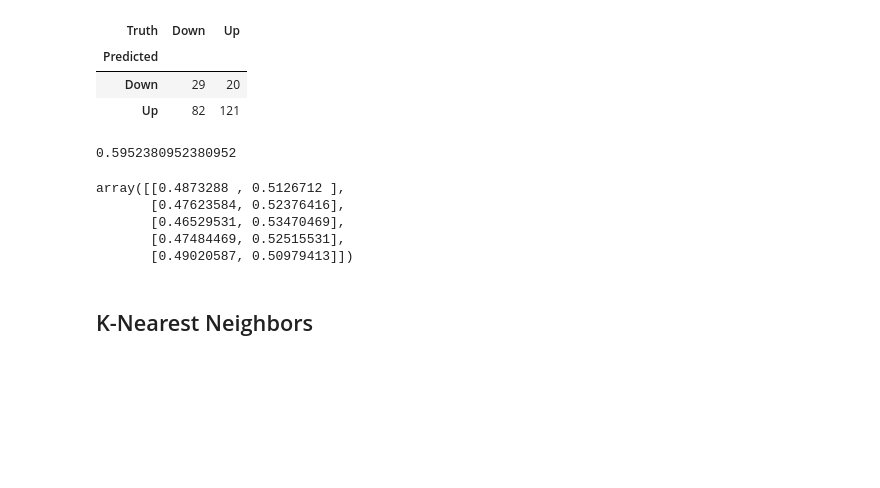
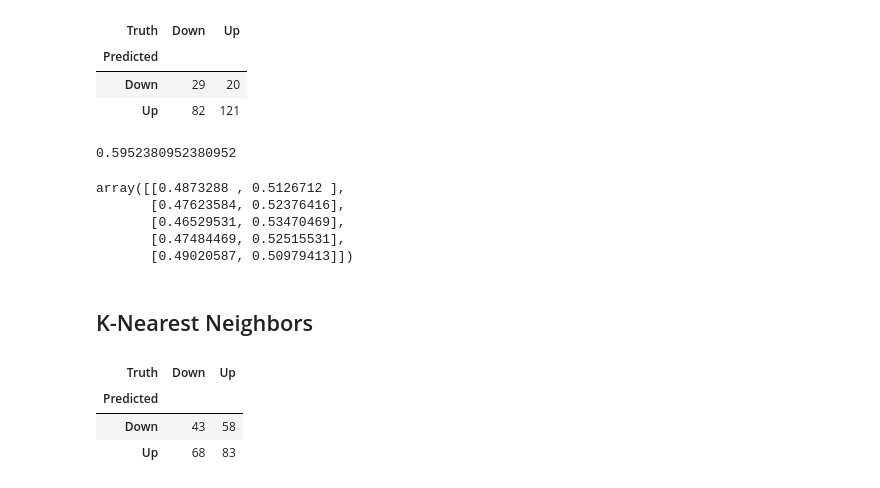
Before and after one commit to carmancater/an-introduction-to-statistical-learning-with-applications-in-python, a Jupyter notebook: Chapter 04 - Classification/Ch 4 Lab - Logistic Regression, LDA, QDA, and KNN .ipynb, the cells around one changed output. Drawn from its saved outputs; the diff is of its cells as text; code cells hidden in the pictures; blank space fills up the shorter version.

```diff
--- a/Chapter 04 - Classification/Ch 4 Lab - Logistic Regression, LDA, QDA, and KNN .ipynb
+++ b/Chapter 04 - Classification/Ch 4 Lab - Logistic Regression, LDA, QDA, and KNN .ipynb
@@ -339,3 +339,13 @@ array([[0.4873288 , 0.5126712 ],
        [0.49020587, 0.50979413]])
 # %% [markdown]
 ## K-Nearest Neighbors
+# %%
+knn1 = KNeighborsClassifier(n_neighbors=1)
+knn1.fit(X_train, L_train)
+knn1_pred = knn1.predict(X_test)
+confusion_table(knn1_pred, L_test)
+# %% [output]
+| Truth | Down | Up |
+| Predicted |  |  |
+| Down | 43 | 58 |
+| Up | 68 | 83 |
```
